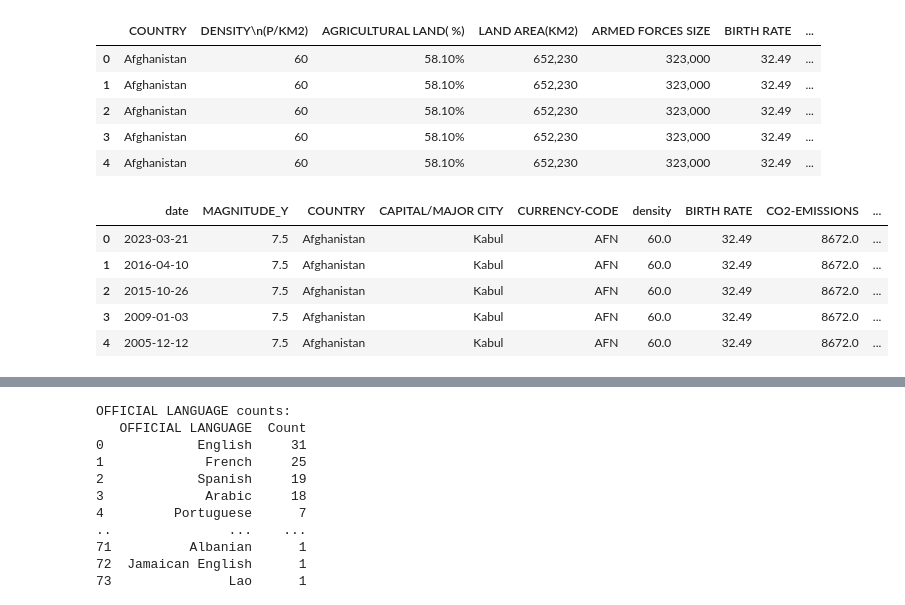
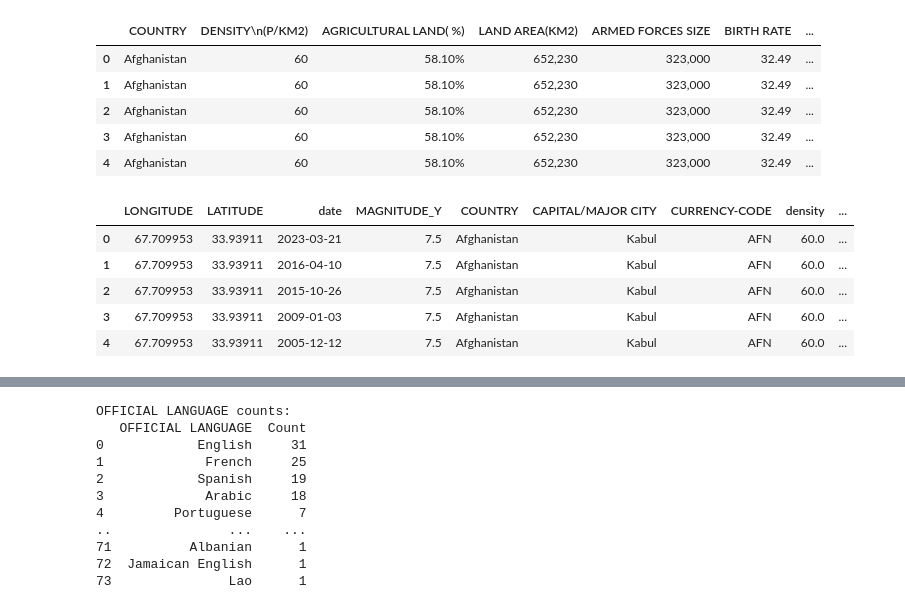
Before and after one commit to pbrar17/Global-Insights-, a Jupyter notebook: GP/FInalProject.ipynb, the cells around one changed output, grey strips where cells are left out. Saved outputs shown, nothing was run; the diff lists cells and outputs as text; code cells hidden in the pictures.

```diff
--- a/GP/FInalProject.ipynb
+++ b/GP/FInalProject.ipynb
@@ -18,7 +18,7 @@ merged_data3 = merged_data2.drop('magnitude_x', axis=1)
 merged_data3.columns = merged_data3.columns.str.upper()
 
 merge_data4 = pd.merge(dataSetA, merged_data3, on='COUNTRY',how='left')
-m5_filtered = merge_data4.drop(['LONGITUDE', 'LATITUDE','ABBREVIATION', 'LARGEST CITY','CALLING CODE','GROSS TERTIARY EDUCATION ENROLLMENT (%)'], axis = 1)
+m5_filtered = merge_data4.drop(['ABBREVIATION', 'LARGEST CITY','CALLING CODE','GROSS TERTIARY EDUCATION ENROLLMENT (%)'], axis = 1)
 #This code it to see all the Columns we have available to us.
 pd.set_option('display.max_columns', None)
 m5_filtered.head()
@@ -82,15 +82,15 @@ data['UNEMPLOYMENT RATE'] = pd.to_numeric(data['UNEMPLOYMENT RATE'], errors='coe
 data['CO2-EMISSIONS'] = pd.to_numeric(data['CO2-EMISSIONS'], errors='coerce')
 data['POPULATION'] = pd.to_numeric(data['POPULATION'], errors='coerce')
 # %%
-data = data[['date', 'MAGNITUDE_Y', 'COUNTRY', 'CAPITAL/MAJOR CITY','CURRENCY-CODE', 'density', 'BIRTH RATE','CO2-EMISSIONS', 'FERTILITY RATE', 'FORESTED AREA (%)', 'GDP', 'INFANT MORTALITY',  'LIFE EXPECTANCY', 'MINIMUM WAGE', 'OFFICIAL LANGUAGE','PHYSICIANS PER THOUSAND', 'POPULATION', 'TOTAL TAX RATE', 'UNEMPLOYMENT RATE', 'Generosity', 'Ladder score','Freedom to make life choices', 'Level Of Social Support in Society', 'Level Of Corruption']]
+data = data[['LONGITUDE', 'LATITUDE','date', 'MAGNITUDE_Y', 'COUNTRY', 'CAPITAL/MAJOR CITY','CURRENCY-CODE', 'density', 'BIRTH RATE','CO2-EMISSIONS', 'FERTILITY RATE', 'FORESTED AREA (%)', 'GDP', 'INFANT MORTALITY',  'LIFE EXPECTANCY', 'MINIMUM WAGE', 'OFFICIAL LANGUAGE','PHYSICIANS PER THOUSAND', 'POPULATION', 'TOTAL TAX RATE', 'UNEMPLOYMENT RATE', 'Generosity', 'Ladder score','Freedom to make life choices', 'Level Of Social Support in Society', 'Level Of Corruption']]
 data.head()
 # %% [output]
-|  | date | MAGNITUDE_Y | COUNTRY | CAPITAL/MAJOR CITY | CURRENCY-CODE | density | BIRTH RATE | CO2-EMISSIONS | ... |
-| 0 | 2023-03-21 | 7.5 | Afghanistan | Kabul | AFN | 60.0 | 32.49 | 8672.0 | ... |
-| 1 | 2016-04-10 | 7.5 | Afghanistan | Kabul | AFN | 60.0 | 32.49 | 8672.0 | ... |
-| 2 | 2015-10-26 | 7.5 | Afghanistan | Kabul | AFN | 60.0 | 32.49 | 8672.0 | ... |
-| 3 | 2009-01-03 | 7.5 | Afghanistan | Kabul | AFN | 60.0 | 32.49 | 8672.0 | ... |
-| 4 | 2005-12-12 | 7.5 | Afghanistan | Kabul | AFN | 60.0 | 32.49 | 8672.0 | ... |
+|  | LONGITUDE | LATITUDE | date | MAGNITUDE_Y | COUNTRY | CAPITAL/MAJOR CITY | CURRENCY-CODE | density | ... |
+| 0 | 67.709953 | 33.93911 | 2023-03-21 | 7.5 | Afghanistan | Kabul | AFN | 60.0 | ... |
+| 1 | 67.709953 | 33.93911 | 2016-04-10 | 7.5 | Afghanistan | Kabul | AFN | 60.0 | ... |
+| 2 | 67.709953 | 33.93911 | 2015-10-26 | 7.5 | Afghanistan | Kabul | AFN | 60.0 | ... |
+| 3 | 67.709953 | 33.93911 | 2009-01-03 | 7.5 | Afghanistan | Kabul | AFN | 60.0 | ... |
+| 4 | 67.709953 | 33.93911 | 2005-12-12 | 7.5 | Afghanistan | Kabul | AFN | 60.0 | ... |
 # %%
 data = data.drop_duplicates(subset= 'COUNTRY', keep= 'first')
 data.to_csv('final_dataset', index=True)
```
Also changed, not shown: parts of 9 cells of this notebook, 2 other files.
